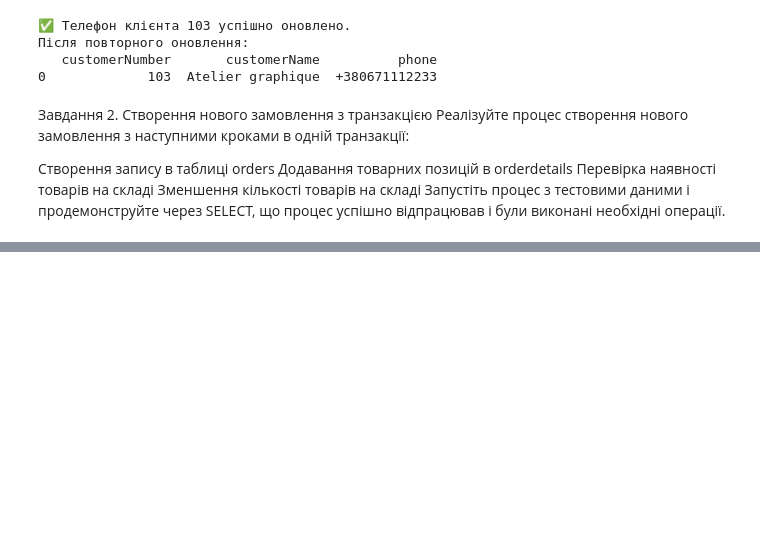
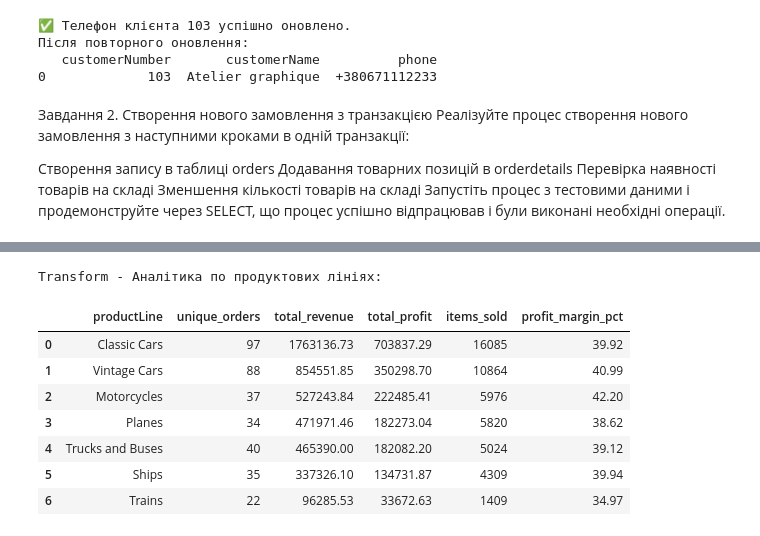
Before and after one commit to olblinova/python_for_ds_tasks-is-available, a Jupyter notebook: Інтеграція Python та SQL.ipynb, the cells around one changed output, grey strips where cells are left out. Saved outputs shown, nothing was run; the diff lists cells and outputs as text; code cells hidden in the pictures; blank space fills up the shorter version.

```diff
--- a/Інтеграція Python та SQL.ipynb
+++ b/Інтеграція Python та SQL.ipynb
@@ -888,0 +1157,11 @@ print(stock_after_failed)
+# %%
+#Дані про курси валют
+currency_query = text("""
+    SELECT * FROM currency_rates
+    ORDER BY createdAt DESC
+""")
+
+df_currency_rates = pd.read_sql(currency_query, engine)
+
+print(f"Extract - Курси валют: отримано {len(df_currency_rates)} записів")
+df_currency_rates.head()
@@ -888,0 +1178,14 @@ print(stock_after_failed)
+# %%
+# Отримуємо курс EUR (скільки USD за 1 EUR, або навпаки - треба перевірити напрямок)
+eur_row = df_currency_rates[df_currency_rates['currencyCode'] == 'EUR']
+eur_rate = eur_row['rateToUSD'].values[0]  # це курс EUR відносно USD (скільки EUR за 1 USD)
+
+print(f"Курс EUR: {eur_rate}")
+
+df_sales['profit_per_item'] = df_sales['priceEach'] - df_sales['buyPrice']
+df_sales['total_profit'] = df_sales['profit_per_item'] * df_sales['quantityOrdered']
+df_sales['total_amount_eur'] = df_sales['total_amount'] / eur_rate
+
+print("Transform - Розрахункові колонки додано")
+df_sales[['productName', 'priceEach', 'buyPrice', 'profit_per_item',
+          'total_amount', 'total_profit', 'total_amount_eur']].head()
@@ -888,0 +1224,27 @@ print(stock_after_failed)
+# %%
+#Аналітика по продуктових лініях
+product_lines_analysis = df_sales.groupby('productLine').agg(
+    unique_orders=('orderNumber', 'nunique'),
+    total_revenue=('total_amount', 'sum'),
+    total_profit=('total_profit', 'sum'),
+    items_sold=('quantityOrdered', 'sum')
+).reset_index()
+
+product_lines_analysis['profit_margin_pct'] = (
+    product_lines_analysis['total_profit'] / product_lines_analysis['total_revenue'] * 100
+).round(2)
+
+product_lines_analysis = product_lines_analysis.sort_values('total_revenue', ascending=False).reset_index(drop=True)
+
+print("Transform - Аналітика по продуктових лініях:")
+product_lines_analysis
+# %% [output]
+Transform - Аналітика по продуктових лініях:
+|  | productLine | unique_orders | total_revenue | total_profit | items_sold | profit_margin_pct |
+| 0 | Classic Cars | 97 | 1763136.73 | 703837.29 | 16085 | 39.92 |
+| 1 | Vintage Cars | 88 | 854551.85 | 350298.70 | 10864 | 40.99 |
+| 2 | Motorcycles | 37 | 527243.84 | 222485.41 | 5976 | 42.20 |
+| 3 | Planes | 34 | 471971.46 | 182273.04 | 5820 | 38.62 |
+| 4 | Trucks and Buses | 40 | 465390.00 | 182082.20 | 5024 | 39.12 |
+| 5 | Ships | 35 | 337326.10 | 134731.87 | 4309 | 39.94 |
+| 6 | Trains | 22 | 96285.53 | 33672.63 | 1409 | 34.97 |
```
Also changed, not shown: parts of 32 cells of this notebook.
